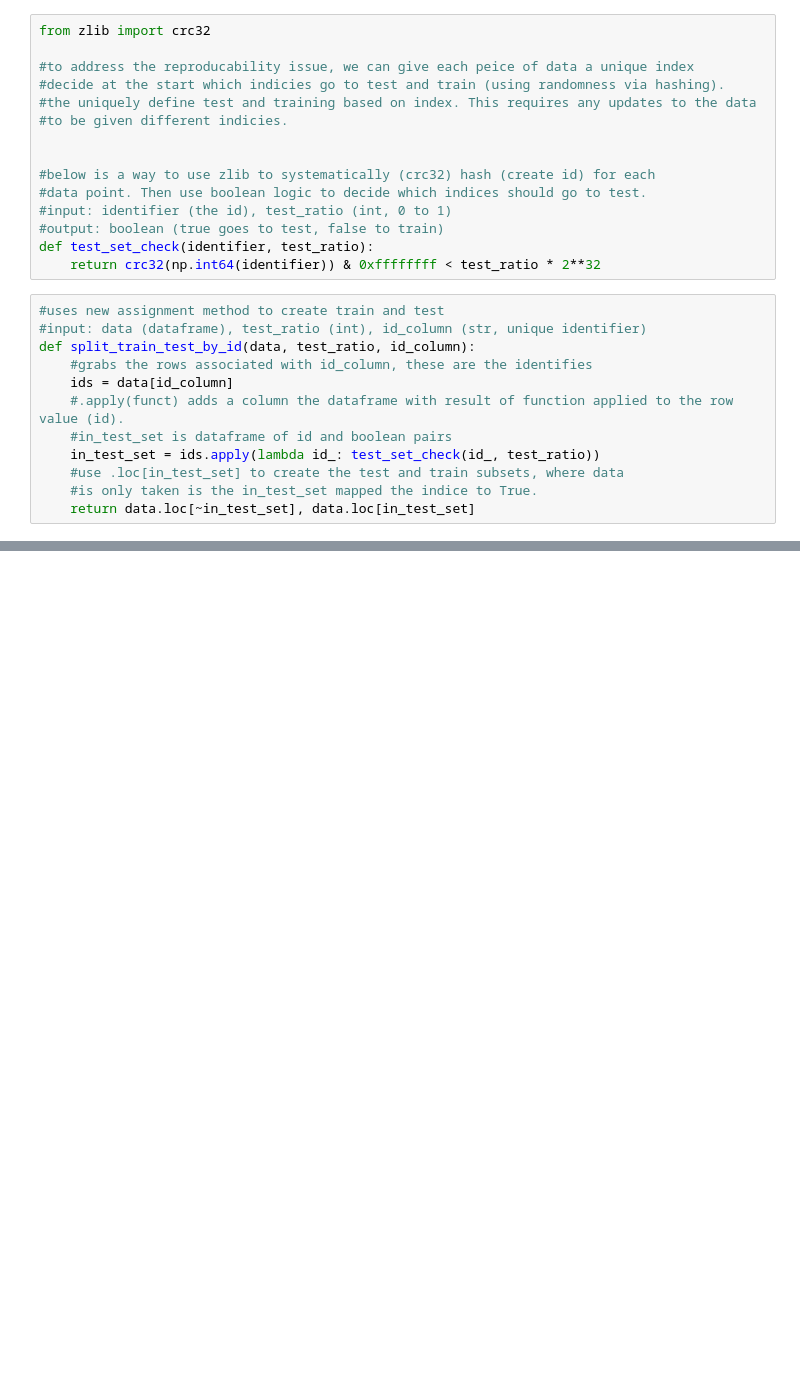
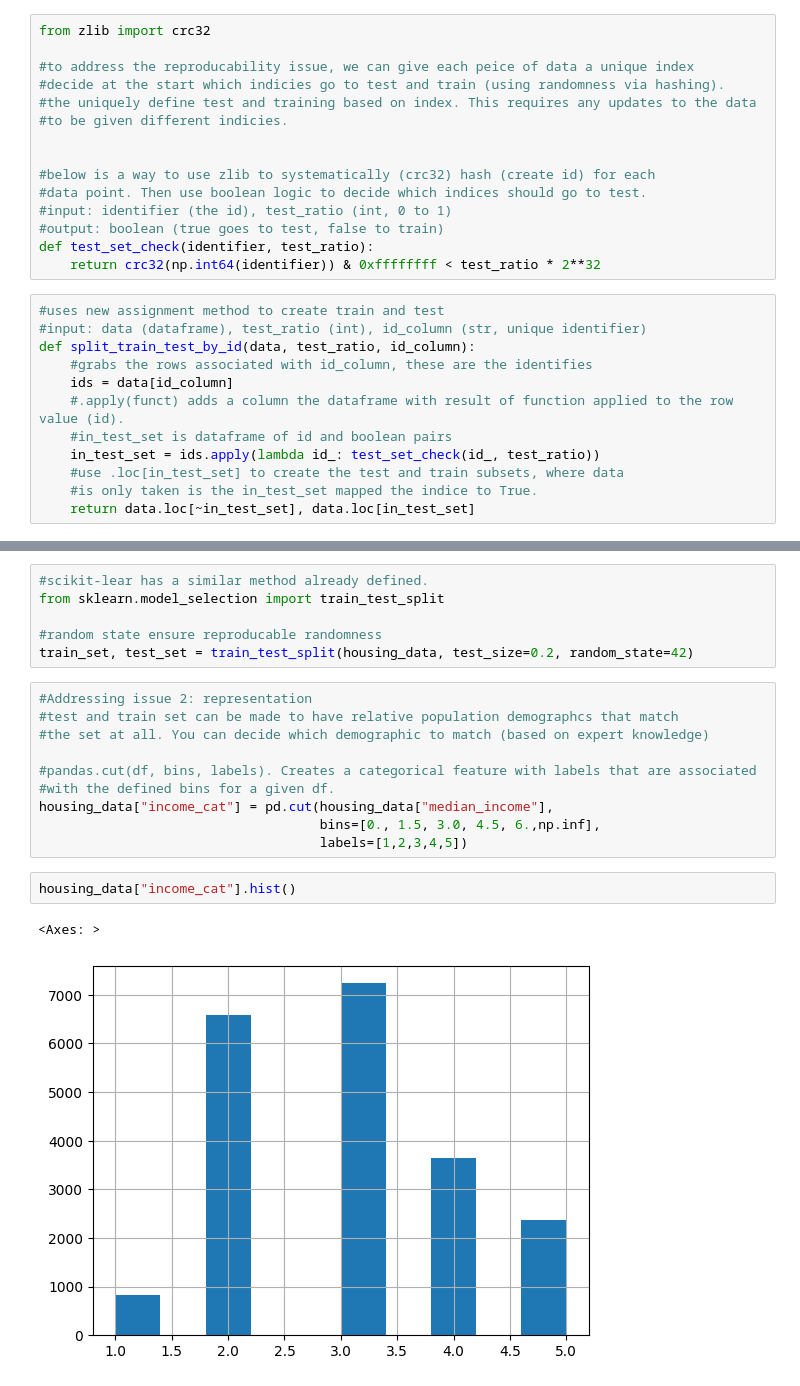
Before and after one commit to Acouvertier/hands_on_ml_solutions, a Jupyter notebook: chapter2/chapter2_follow.ipynb, the cells around one changed output, grey strips where cells are left out. Saved outputs shown, nothing was run; the diff lists cells and outputs as text; blank space fills up the shorter version.

Commit message:
Continued Chapter 2 code along
Coded up to page 58. Found first discrepency from book an pandas 2.0.0

```diff
--- a/chapter2/chapter2_follow.ipynb
+++ b/chapter2/chapter2_follow.ipynb
@@ -187,0 +198,21 @@ train_set, test_set = split_train_test_by_id(housing_with_id, 0.2, "index")
+# %%
+#scikit-lear has a similar method already defined.
+from sklearn.model_selection import train_test_split
+
+#random state ensure reproducable randomness
+train_set, test_set = train_test_split(housing_data, test_size=0.2, random_state=42)
+# %%
+#Addressing issue 2: representation
+#test and train set can be made to have relative population demographcs that match
+#the set at all. You can decide which demographic to match (based on expert knowledge)
+
+#pandas.cut(df, bins, labels). Creates a categorical feature with labels that are associated
+#with the defined bins for a given df.
+housing_data["income_cat"] = pd.cut(housing_data["median_income"],
+                                    bins=[0., 1.5, 3.0, 4.5, 6.,np.inf],
+                                    labels=[1,2,3,4,5])
+# %%
+housing_data["income_cat"].hist()
+# %% [output]
+<Axes: >
+[figure, added]
```
Also changed, not shown: parts of 12 cells of this notebook.
